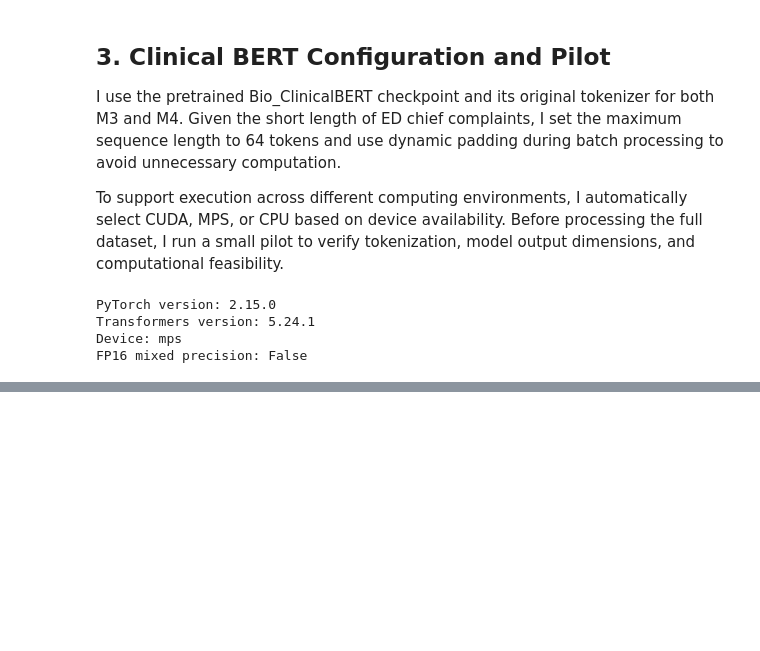
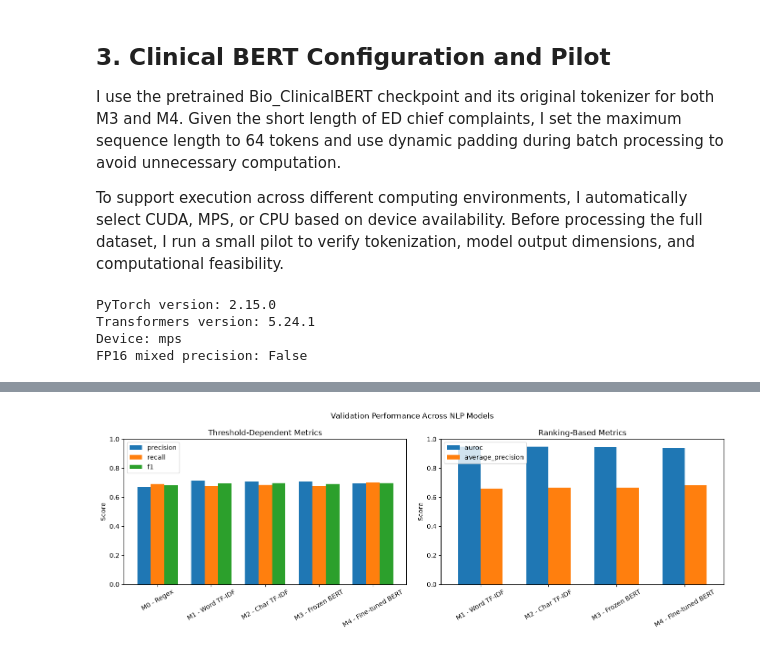
Before and after one commit to elisali-dev/ed-lbp-nlp-benchmark, a Jupyter notebook: notebooks/04c_clinical_bert_models.ipynb, the cells around one changed output, grey strips where cells are left out. Saved outputs shown, nothing was run; the diff lists cells and outputs as text; code cells hidden in the pictures; blank space fills up the shorter version.

Commit message:
Complete P4c: frozen and fine-tuned Clinical BERT models

```diff
--- a/notebooks/04c_clinical_bert_models.ipynb
+++ b/notebooks/04c_clinical_bert_models.ipynb
@@ -275,0 +394,20 @@ print(f"Estimated full embedding extraction: {estimated_minutes:.1f} minutes")
+# %%
+OUTPUT_DIR = Path("../results/04c_clinical_bert_models")
+OUTPUT_DIR.mkdir(parents=True, exist_ok=True)
+
+# Save embeddings with encounter identifiers and labels
+np.savez(
+    OUTPUT_DIR / "train_embeddings.npz",
+    embeddings=X_train_emb,
+    stay_id=train_df["stay_id"].to_numpy(dtype=np.int64),
+    labels=y_train.to_numpy(dtype=np.int64)
+)
+
+np.savez(
+    OUTPUT_DIR / "val_embeddings.npz",
+    embeddings=X_val_emb,
+    stay_id=val_df["stay_id"].to_numpy(dtype=np.int64),
+    labels=y_val.to_numpy(dtype=np.int64)
+)
+
+print("Training and validation embeddings saved.")
@@ -275,0 +1950,52 @@ print(f"Estimated full embedding extraction: {estimated_minutes:.1f} minutes")
+# %%
+import matplotlib.pyplot as plt
+
+# Define model display names
+model_names = {
+    "M0": "M0 - Regex",
+    "M1": "M1 - Word TF-IDF",
+    "M2": "M2 - Char TF-IDF",
+    "M3": "M3 - Frozen BERT",
+    "M4": "M4 - Fine-tuned BERT"
+}
+
+plot_metrics = all_validation_metrics.rename(
+    index=model_names
+)
+
+fig, axes = plt.subplots(1, 2, figsize=(14, 5))
+
+# Threshold-dependent metrics
+plot_metrics[["precision", "recall", "f1"]].plot(
+    kind="bar",
+    ax=axes[0],
+    width=0.75
+)
+
+axes[0].set_title("Threshold-Dependent Metrics")
+axes[0].set_ylabel("Score")
+axes[0].set_xlabel("")
+axes[0].set_ylim(0, 1)
+axes[0].tick_params(axis="x", rotation=30)
+axes[0].legend(loc="upper left")
+
+# Ranking-based metrics
+plot_metrics[["auroc", "average_precision"]].dropna().plot(
+    kind="bar",
+    ax=axes[1],
+    width=0.65
+)
+
+axes[1].set_title("Ranking-Based Metrics")
+axes[1].set_ylabel("Score")
+axes[1].set_xlabel("")
+axes[1].set_ylim(0, 1)
+axes[1].tick_params(axis="x", rotation=30)
+axes[1].legend(loc="upper left")
+
+fig.suptitle("Validation Performance Across NLP Models")
+
+plt.tight_layout()
+plt.show()
+# %% [output]
+[figure, added]
```
Also changed, not shown: parts of 61 cells of this notebook, 2 other files.
